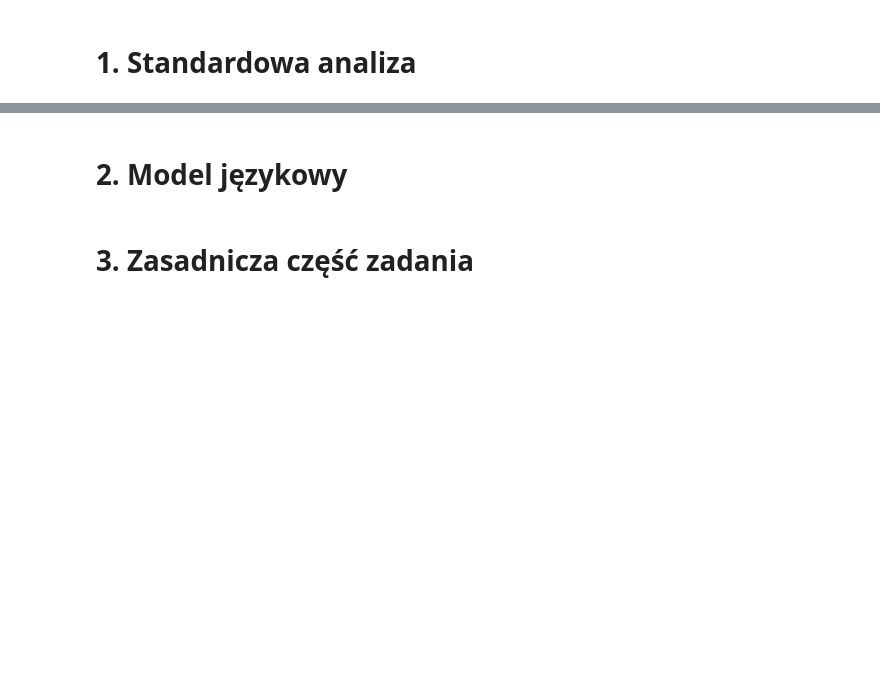
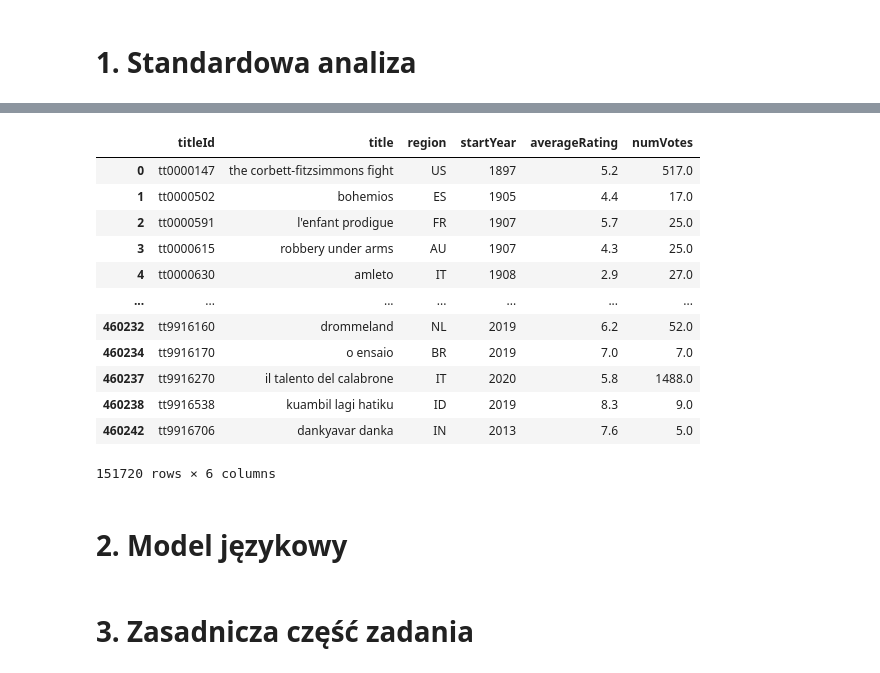
Before and after one commit to jakubweglowski/NPD-final-project, a Jupyter notebook: task1.ipynb, the cells around one changed output, grey strips where cells are left out. Saved outputs shown, nothing was run; the diff lists cells and outputs as text; code cells hidden in the pictures; blank space fills up the shorter version.

```diff
--- a/task1.ipynb
+++ b/task1.ipynb
@@ -14,24 +47,13 @@ import codecs
+# %%
+df = df1.merge(df3,
+              how="left",
+              left_on="titleId",
+              right_on="tconst"
+)
+
+# wybieramy tylko "movie" i niektóre kolumny
+df = df.loc[df["titleType"] == "movie", ["titleId", "title", "region", "startYear", "isOriginalTitle"]]
 # %%
-path_to_file = "data/title.akas.tsv.gz"
-df1 = load_to_dataframe(path_to_file)
-df1 = df1.drop(columns=["language", "types", "attributes"])
-
-path_to_file = "data/title.basics.tsv.gz"
-df3 = load_to_dataframe(path_to_file)
-df3 = df3.loc[:, ["tconst", "titleType"]]
-
-path_to_file = "data/title.ratings.tsv.gz"
-df7 = load_to_dataframe(path_to_file)
-
-df = df1.merge(df3,
-              how="left",
-              left_on="titleId",
-              right_on="tconst"
-)
-
-# wybieramy tylko "movie" i niektóre kolumny
-df = df.loc[df["titleType"] == "movie", ["titleId", "title", "region", "isOriginalTitle"]]
-
 # zamieniamy wszystkie tytuły na lowercase i dekodujemy narodowe znaki
 df["title"] = df["title"].astype(str).str.lower().apply(lambda x: codecs.encode(str(x), 'translit/short'))
 
@@ -45,7 +67,7 @@ df_think = df.loc[df["isOriginalTitle"] == 0].merge(
 ).query(
     "title == title_y"
 ).drop(
-    labels=["title_y", "region_y", "isOriginalTitle", "isOriginalTitle_y"],
+    labels=["title_y", "region_y", "startYear_y", "isOriginalTitle", "isOriginalTitle_y"],
     axis=1
 )
 
@@ -65,6 +87,22 @@ df_analysis = df_with_known_countries.merge(df7,
 ).drop(
     columns=["tconst"]
 ).dropna()
+# %%
+df_analysis
+# %% [output]
+|  | titleId | title | region | startYear | averageRating | numVotes |
+| 0 | tt0000147 | the corbett-fitzsimmons fight | US | 1897 | 5.2 | 517.0 |
+| 1 | tt0000502 | bohemios | ES | 1905 | 4.4 | 17.0 |
+| 2 | tt0000591 | l'enfant prodigue | FR | 1907 | 5.7 | 25.0 |
+| 3 | tt0000615 | robbery under arms | AU | 1907 | 4.3 | 25.0 |
+| 4 | tt0000630 | amleto | IT | 1908 | 2.9 | 27.0 |
+| ... | ... | ... | ... | ... | ... | ... |
+| 460232 | tt9916160 | drommeland | NL | 2019 | 6.2 | 52.0 |
+| 460234 | tt9916170 | o ensaio | BR | 2019 | 7.0 | 7.0 |
+| 460237 | tt9916270 | il talento del calabrone | IT | 2020 | 5.8 | 1488.0 |
+| 460238 | tt9916538 | kuambil lagi hatiku | ID | 2019 | 8.3 | 9.0 |
+| 460242 | tt9916706 | dankyavar danka | IN | 2013 | 7.6 | 5.0 |
+151720 rows × 6 columns
 # %% [markdown]
 # 2. Model językowy
 # %%
```
Also changed, not shown: parts of 7 cells of this notebook, 2 other files.
